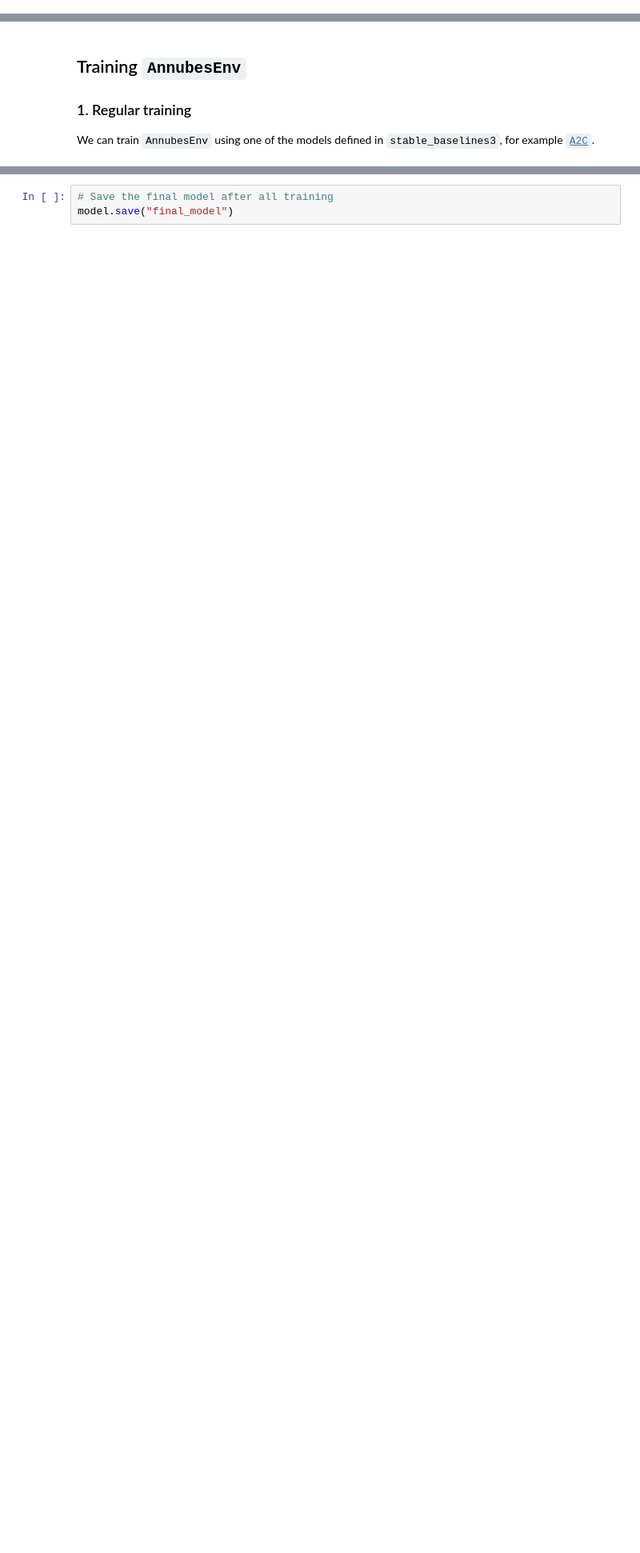
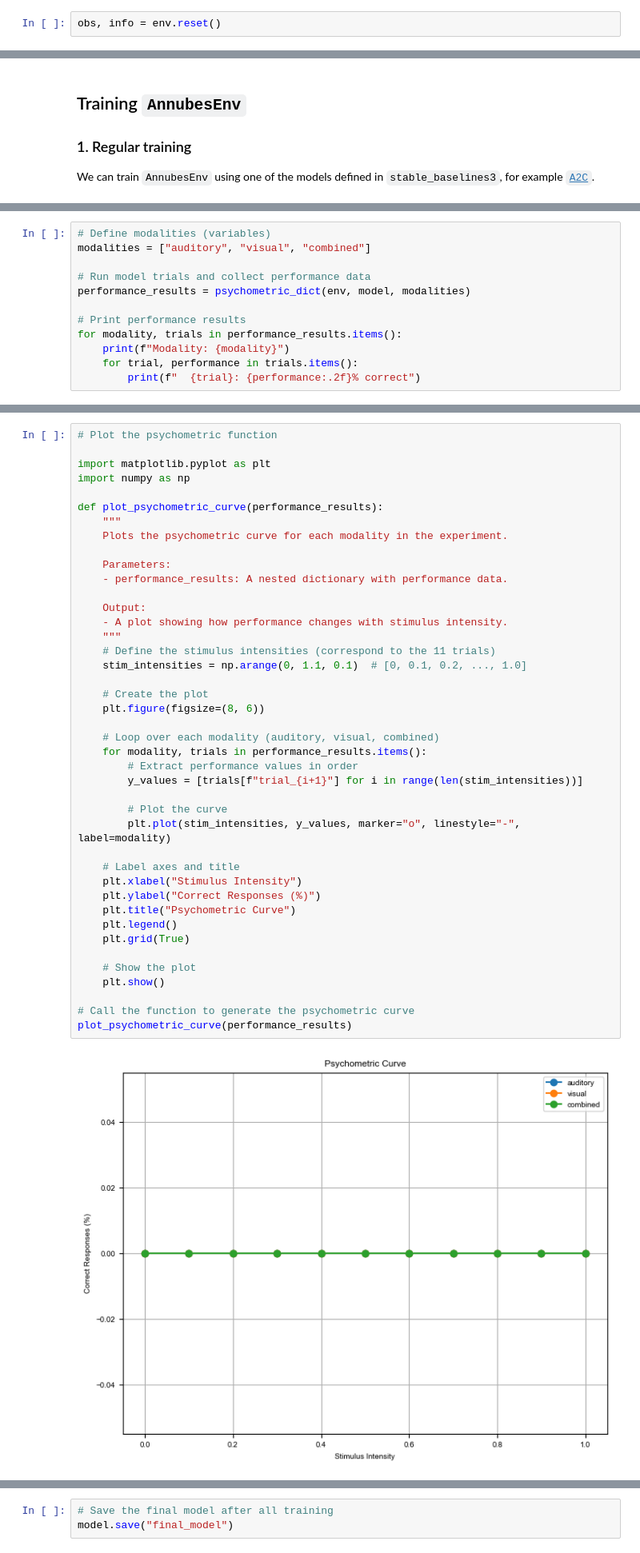
Before and after one commit to neurogym/neurogym, a Jupyter notebook: docs/examples/example_annubes.ipynb, the cells around one changed output, grey strips where cells are left out. Shown at 80% size. Cells and saved outputs as stored; diff of their text form; blank space fills up the shorter version.

```diff
--- a/docs/examples/example_annubes.ipynb
+++ b/docs/examples/example_annubes.ipynb
@@ -34,3 +48,5 @@ print(env.action_space.name)
+# %%
+obs, info = env.reset()
 # %%
 fig = ngym.utils.plot_env(
     env,
@@ -62,0 +209,12 @@ data = ngym.utils.plot_env(env, num_trials=10, ob_traces=["fixation", "start", "
+# %%
+# Define modalities (variables)
+modalities = ["auditory", "visual", "combined"]
+
+# Run model trials and collect performance data
+performance_results = psychometric_dict(env, model, modalities)
+
+# Print performance results
+for modality, trials in performance_results.items():
+    print(f"Modality: {modality}")
+    for trial, performance in trials.items():
+        print(f"  {trial}: {performance:.2f}% correct")
@@ -62,0 +245,44 @@ data = ngym.utils.plot_env(env, num_trials=10, ob_traces=["fixation", "start", "
+# %%
+# Plot the psychometric function
+
+import matplotlib.pyplot as plt
+import numpy as np
+
+def plot_psychometric_curve(performance_results):
+    """
+    Plots the psychometric curve for each modality in the experiment.
+
+    Parameters:
+    - performance_results: A nested dictionary with performance data.
+
+    Output:
+    - A plot showing how performance changes with stimulus intensity.
+    """
+    # Define the stimulus intensities (correspond to the 11 trials)
+    stim_intensities = np.arange(0, 1.1, 0.1)  # [0, 0.1, 0.2, ..., 1.0]
+
+    # Create the plot
+    plt.figure(figsize=(8, 6))
+
+    # Loop over each modality (auditory, visual, combined)
+    for modality, trials in performance_results.items():
+        # Extract performance values in order
+        y_values = [trials[f"trial_{i+1}"] for i in range(len(stim_intensities))]
+
+        # Plot the curve
+        plt.plot(stim_intensities, y_values, marker="o", linestyle="-", label=modality)
+
+    # Label axes and title
+    plt.xlabel("Stimulus Intensity")
+    plt.ylabel("Correct Responses (%)")
+    plt.title("Psychometric Curve")
+    plt.legend()
+    plt.grid(True)
+
+    # Show the plot
+    plt.show()
+
+# Call the function to generate the psychometric curve
+plot_psychometric_curve(performance_results)
+# %% [output]
+[figure, added]
```
Also changed, not shown: parts of 12 cells of this notebook, 1 other file.
